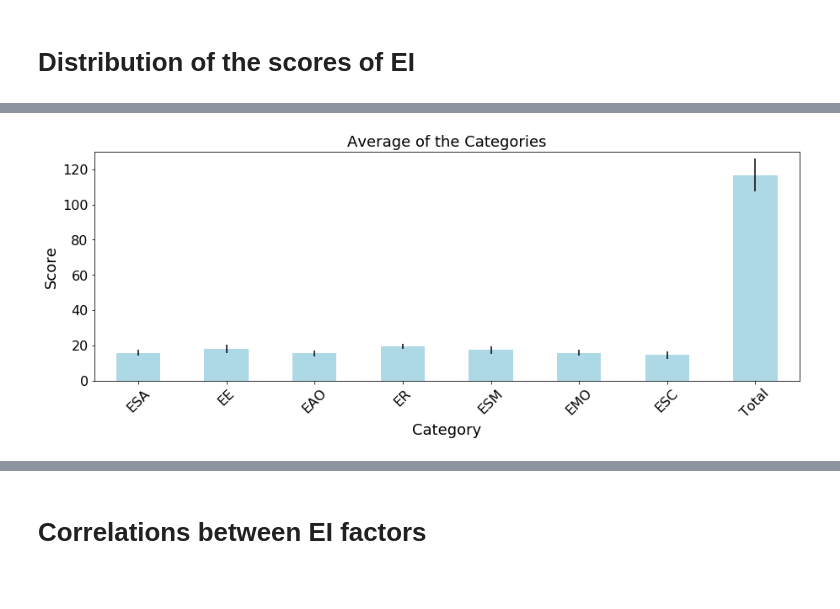
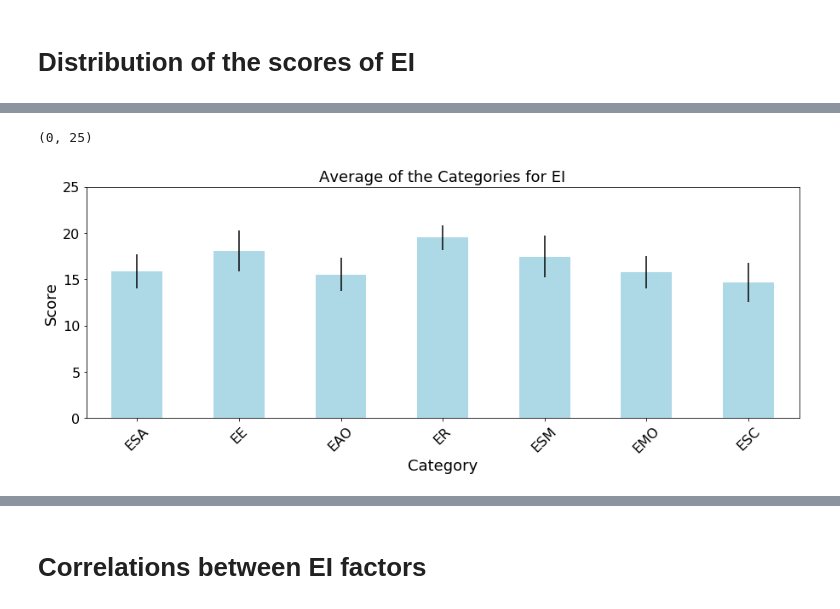
Before and after one commit to ericinlinux/statistical_cris, a Jupyter notebook: Statistics.ipynb, the cells around one changed output, grey strips where cells are left out. Saved outputs shown, nothing was run; the diff lists cells and outputs as text; code cells hidden in the pictures.

```diff
--- a/Statistics.ipynb
+++ b/Statistics.ipynb
@@ -46,7 +46,7 @@ df
 # %%
 EI_df = df[['EI1','EI2','EI3','EI4','EI5','EI6','EI7','EI8','EI9','EI10','EI11','EI12','EI13','EI14','EI15',
             'EI16','EI17','EI18','EI19', 'EI20', 'EI21','EI22','EI23','EI24','EI25',
-            'EI26','EI27','EI28','EI29', 'EI30', 'EI31']]
+            'EI26','EI27','EI28','EI29', 'EI30', 'EI31']].copy()
 # %%
 LP_df = df[['LP1','LP2','LP3','LP4','LP5','LP6','LP7','LP8','LP9','LP10','LP11','LP12','LP13','LP14','LP15',
             'LP16','LP17','LP18','LP19', 'LP20', 'LP21','LP22','LP23','LP24','LP25',
@@ -142,10 +181,11 @@ array([[<matplotlib.axes._subplots.AxesSubplot object at 0x...>,
 avr_cats = EI_Cats_df.mean()
 std_cats = EI_Cats_df.std()
 # %%
-p = avr_cats.plot(figsize=((15,5)),legend=False,kind="bar",rot=45,color="lightblue",fontsize=16,yerr=std_cats)
-p.set_title("Average of the Categories", fontsize=18);
+p = avr_cats[['ESA', 'EE', 'EAO', 'ER', 'ESM', 'EMO', 'ESC']].plot(figsize=((15,5)),legend=False,kind="bar",rot=45,color="lightblue",fontsize=16,yerr=std_cats)
+p.set_title("Average of the Categories for EI", fontsize=18);
 p.set_xlabel("Category", fontsize=18);
 p.set_ylabel("Score", fontsize=18);
-p.set_ylim(0,130);
+p.set_ylim(0,25)
 # %% [output]
+(0, 25)
-[figure, old version]
+[figure, new version]
```
Also changed, not shown: parts of 30 cells of this notebook.
